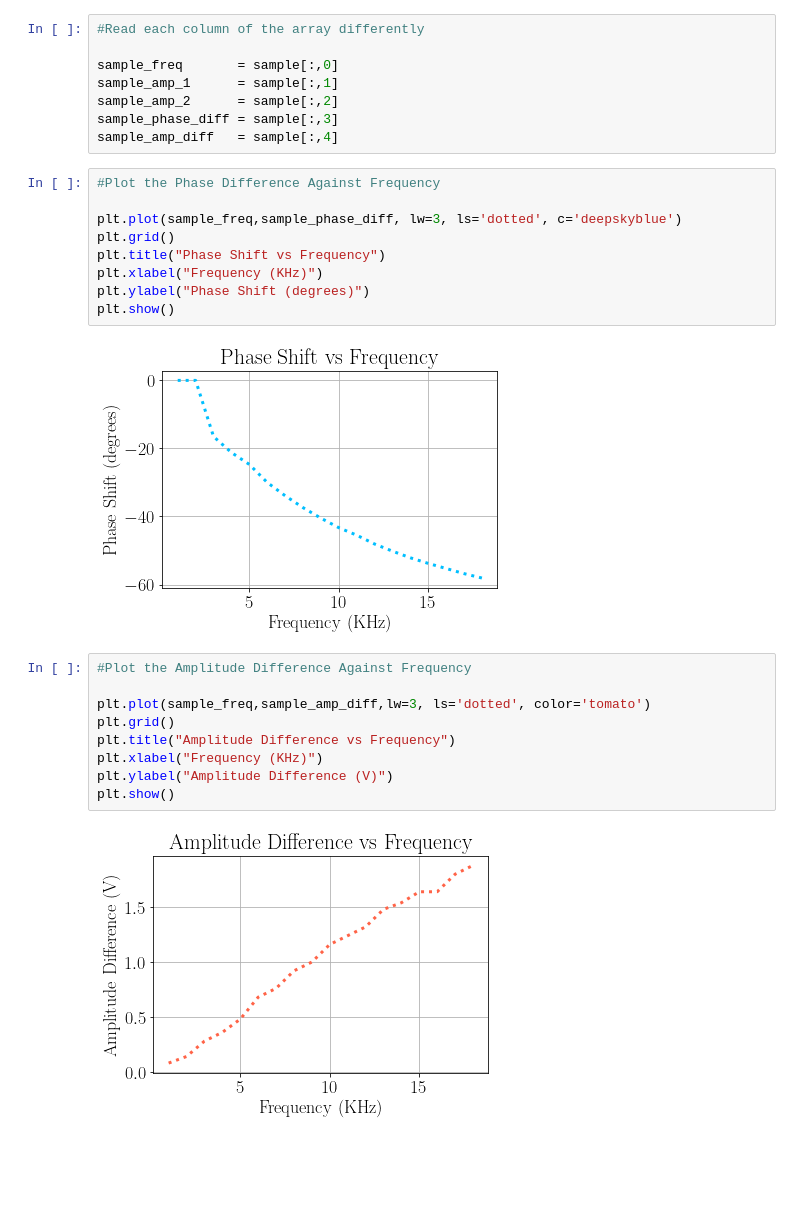
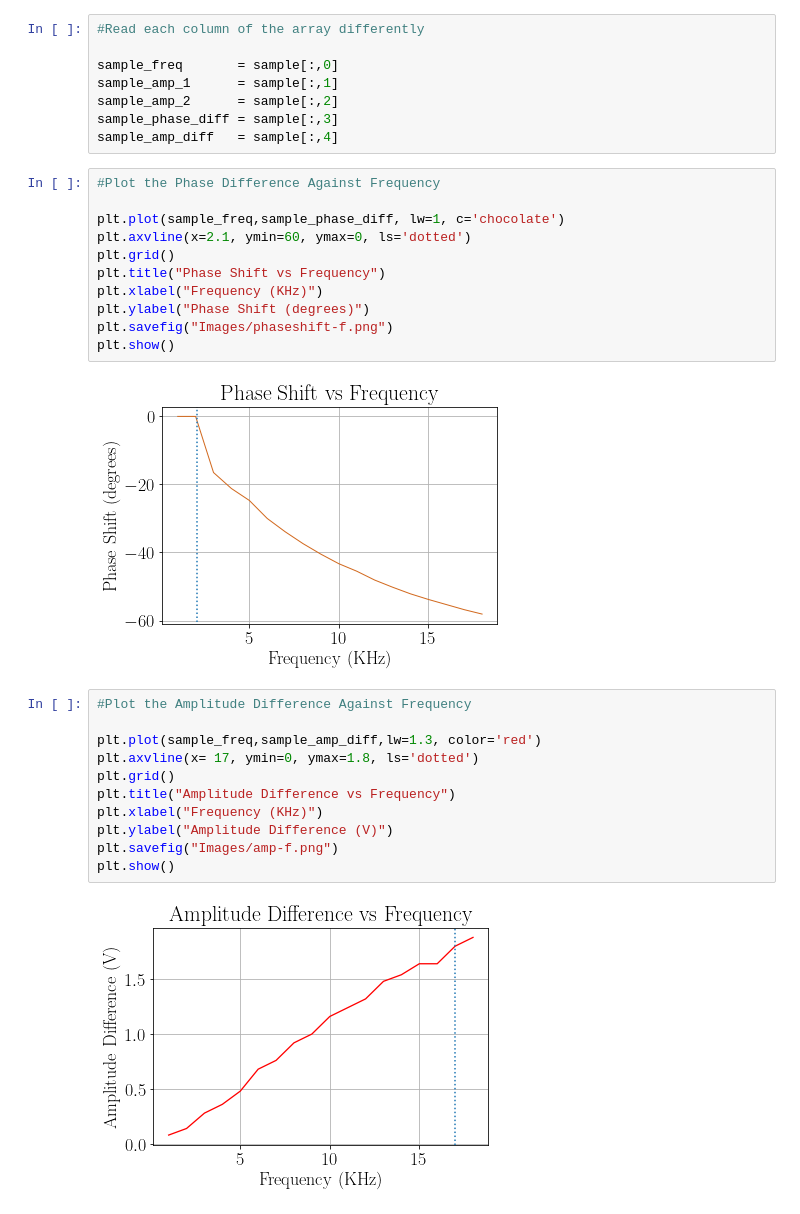
Before and after one commit to aaronkebede/PHY220, a Jupyter notebook: project-one/hand-recorded-data/plots.ipynb, the cells around one changed output. Drawn from its saved outputs; the diff is of its cells as text; blank space fills up the shorter version.

Commit message:
updates to the hand recorded plots & more

```diff
--- a/project-one/hand-recorded-data/plots.ipynb
+++ b/project-one/hand-recorded-data/plots.ipynb
@@ -30,22 +30,26 @@ sample_amp_diff   = sample[:,4]
 # %%
 #Plot the Phase Difference Against Frequency
 
-plt.plot(sample_freq,sample_phase_diff, lw=3, ls='dotted', c='deepskyblue')
+plt.plot(sample_freq,sample_phase_diff, lw=1, c='chocolate')
+plt.axvline(x=2.1, ymin=60, ymax=0, ls='dotted')
 plt.grid()
 plt.title("Phase Shift vs Frequency")
 plt.xlabel("Frequency (KHz)")
 plt.ylabel("Phase Shift (degrees)")
+plt.savefig("Images/phaseshift-f.png")
 plt.show()
 # %% [output]
-[figure, old version]
+[figure, new version]
 # %%
 #Plot the Amplitude Difference Against Frequency
 
-plt.plot(sample_freq,sample_amp_diff,lw=3, ls='dotted', color='tomato')
+plt.plot(sample_freq,sample_amp_diff,lw=1.3, color='red')
+plt.axvline(x= 17, ymin=0, ymax=1.8, ls='dotted')
 plt.grid()
 plt.title("Amplitude Difference vs Frequency")
 plt.xlabel("Frequency (KHz)")
 plt.ylabel("Amplitude Difference (V)")
+plt.savefig("Images/amp-f.png")
 plt.show()
 # %% [output]
-[figure, old version]
+[figure, new version]
```
Also changed, not shown: 3 other files.
